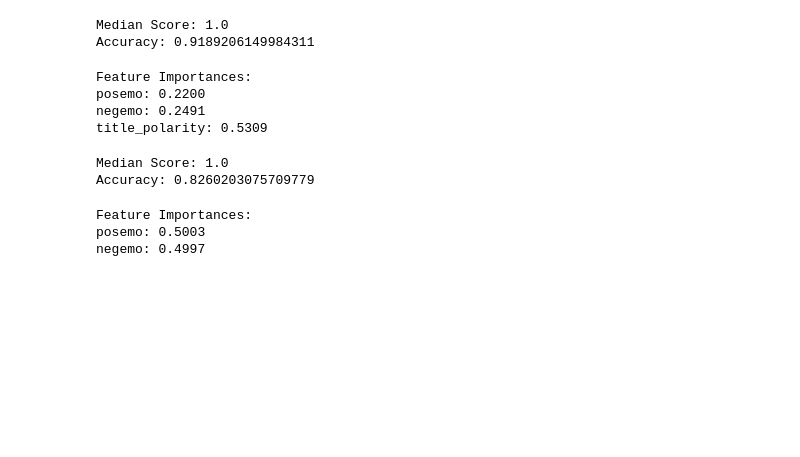
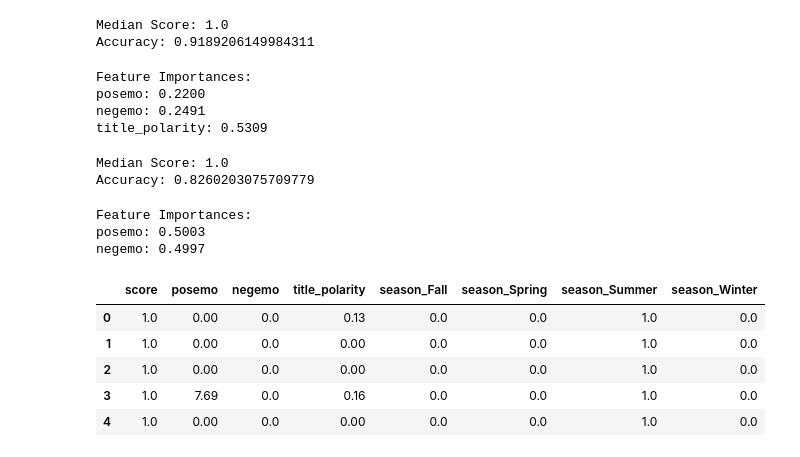
Before and after one commit to uyehaa/Applied-Analytics-Project, a Jupyter notebook: project1.ipynb, the cells around one changed output. Saved outputs shown, nothing was run; the diff lists cells and outputs as text; code cells hidden in the pictures; blank space fills up the shorter version.

```diff
--- a/project1.ipynb
+++ b/project1.ipynb
@@ -375,0 +454,21 @@ negemo: 0.4997
+# %%
+'''
+# Normalizing the numeric columns
+scaler = MinMaxScaler()
+df_submissions[['score_normalized', 'posemo_normalized', 'negemo_normalized', 'title_polarity_normalized']] = scaler.fit_transform(df_submissions[['score', 'posemo', 'negemo', 'title_polarity']])
+'''
+# Encoding the season column
+encoder = OneHotEncoder()
+season_encoded = encoder.fit_transform(df_submissions[['season']]).toarray()
+season_encoded_df = pd.DataFrame(season_encoded, columns=encoder.get_feature_names_out(['season']))
+
+# Combining the normalized and encoded features
+features_df_sub = pd.concat([df_submissions[['score', 'posemo', 'negemo', 'title_polarity']], season_encoded_df], axis=1)
+features_df_sub.head()
+# %% [output]
+|  | score | posemo | negemo | title_polarity | season_Fall | season_Spring | season_Summer | season_Winter |
+| 0 | 1.0 | 0.00 | 0.0 | 0.13 | 0.0 | 0.0 | 1.0 | 0.0 |
+| 1 | 1.0 | 0.00 | 0.0 | 0.00 | 0.0 | 0.0 | 1.0 | 0.0 |
+| 2 | 1.0 | 0.00 | 0.0 | 0.00 | 0.0 | 0.0 | 1.0 | 0.0 |
+| 3 | 1.0 | 7.69 | 0.0 | 0.16 | 0.0 | 0.0 | 1.0 | 0.0 |
+| 4 | 1.0 | 0.00 | 0.0 | 0.00 | 0.0 | 0.0 | 1.0 | 0.0 |
```
Also changed, not shown: parts of 12 cells of this notebook, 1 other file.
